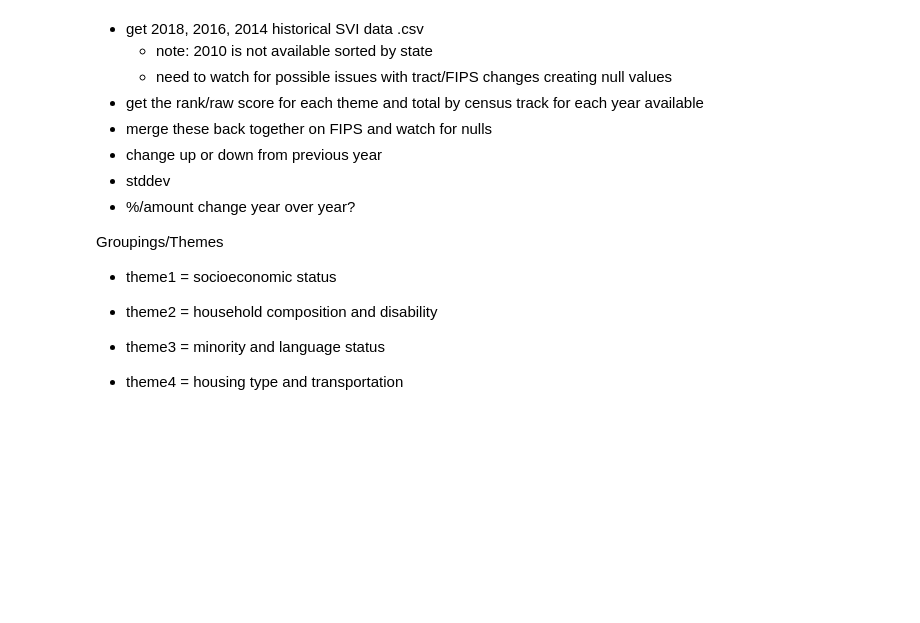
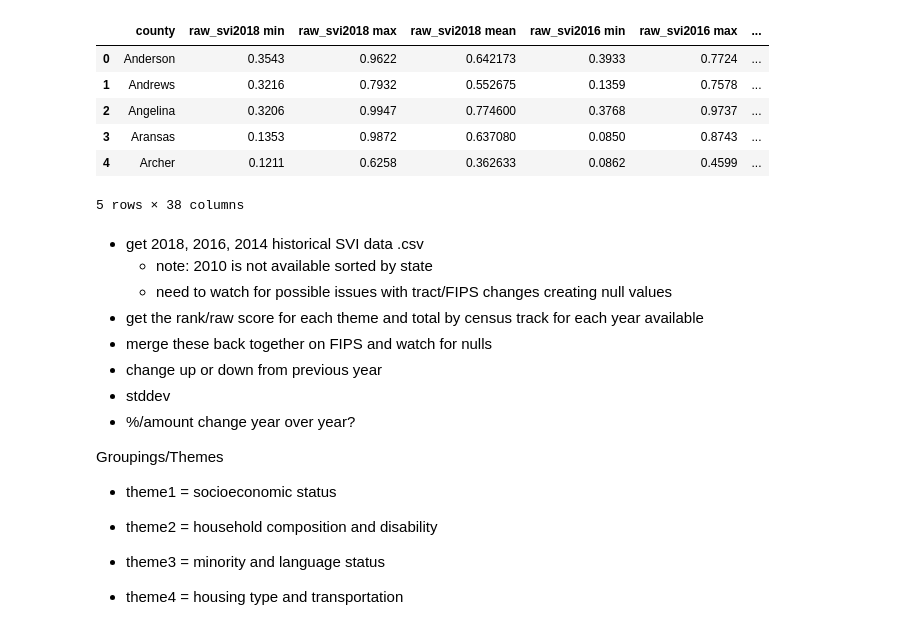
Before and after one commit to SVI-Capstone/svi_capstone, a Jupyter notebook: ryvyn.ipynb, the cells around one changed output. Saved outputs shown, nothing was run; the diff lists cells and outputs as text; code cells hidden in the pictures; blank space fills up the shorter version.

```diff
--- a/ryvyn.ipynb
+++ b/ryvyn.ipynb
@@ -62,3 +81,44 @@ svi.head()
+# %%
+compdf = svi.groupby(['county'])['raw_svi2018', 'raw_svi2016', 'raw_svi2014',
+       'r_soci_total2018', 'r_comp_total2018', 'r_status_total2018',
+       'r_trans_total2018', 'r_soci_total2016', 'r_comp_total2016',
+       'r_status_total2016', 'r_trans_total2016', 'r_soci_total2014',
+       'r_comp_total2014', 'r_status_total2014', 'r_trans_total2014',
+       'rising', 'falling', 'delta', 'mean', 'r_soci_rise', 'r_comp_rise',
+       'r_status_rise', 'r_trans_rise', 'r_soci_fall', 'r_comp_fall',
+       'r_status_fall', 'r_trans_fall'].agg({'raw_svi2018':['min', 'max','mean'],
+                                             'raw_svi2016':['min', 'max','mean'],
+                                            'raw_svi2014':['min', 'max','mean'],
+                                             'r_soci_total2018':['mean'],
+                                             'r_comp_total2018':['mean'],
+                                             'r_status_total2018':['mean'],
+                                             'r_trans_total2018':['mean'],
+                                             'r_soci_total2016':['mean'],
+                                             'r_comp_total2016':['mean'],
+                                             'r_status_total2016':['mean'],
+                                             'r_trans_total2016':['mean'],
+                                             'r_soci_total2014':['mean'],
+                                             'r_comp_total2014':['mean'],
+                                             'r_status_total2014':['mean'],
+                                             'r_trans_total2014':['mean'],
+                                            'rising':['sum'], 'falling':['sum'], 'delta':['min', 'max','mean'],
+                                             'mean':['min', 'max','mean'], 'r_soci_rise':['sum'],
+                                             'r_comp_rise':['sum'], 'r_status_rise':['sum'],
+                                             'r_trans_rise':['sum'], 'r_soci_fall':['sum'], 'r_comp_fall':['sum'],
+                                             'r_status_fall':['sum'], 'r_trans_fall':['sum']})
+# %%
+compdf.columns = [' '.join(col).strip() for col in compdf.columns.values]
+compdf = compdf.reset_index()
+# %%
+compdf.head()
+# %% [output]
+|  | county | raw_svi2018 min | raw_svi2018 max | raw_svi2018 mean | raw_svi2016 min | raw_svi2016 max | ... |
+| 0 | Anderson | 0.3543 | 0.9622 | 0.642173 | 0.3933 | 0.7724 | ... |
+| 1 | Andrews | 0.3216 | 0.7932 | 0.552675 | 0.1359 | 0.7578 | ... |
+| 2 | Angelina | 0.3206 | 0.9947 | 0.774600 | 0.3768 | 0.9737 | ... |
+| 3 | Aransas | 0.1353 | 0.9872 | 0.637080 | 0.0850 | 0.8743 | ... |
+| 4 | Archer | 0.1211 | 0.6258 | 0.362633 | 0.0862 | 0.4599 | ... |
+5 rows × 38 columns
 # %%
 svi_features = svi[['tract', 'rising', 'falling', 'delta', 'mean',
                     'r_soci_rise', 'r_comp_rise', 'r_status_rise', 'r_trans_rise',
```
Also changed, not shown: parts of 9 cells of this notebook.
